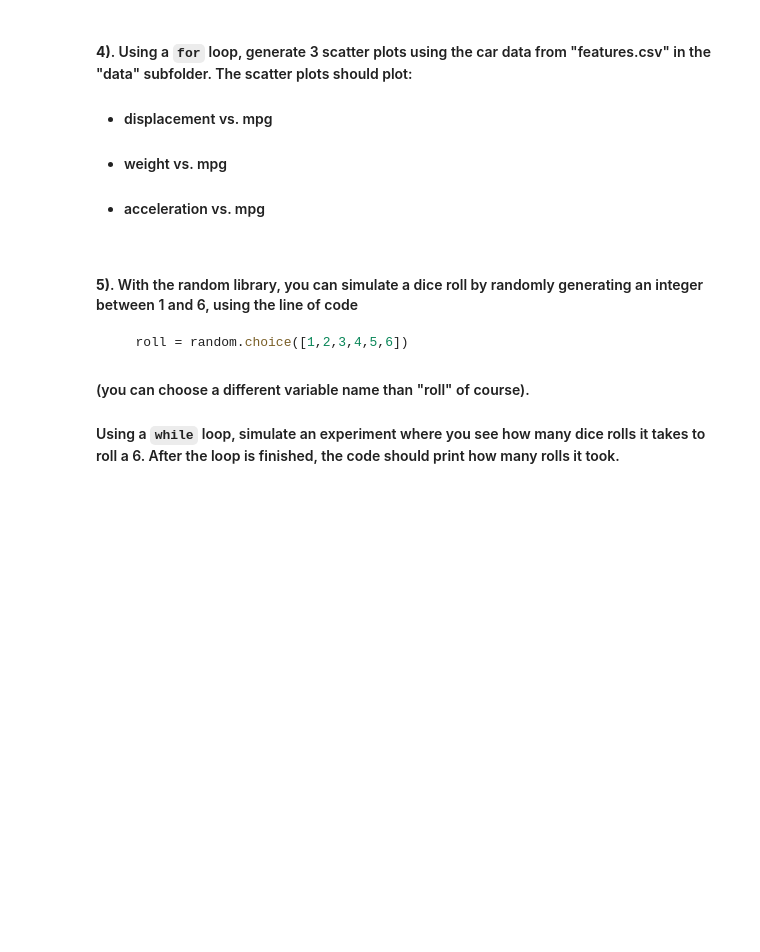
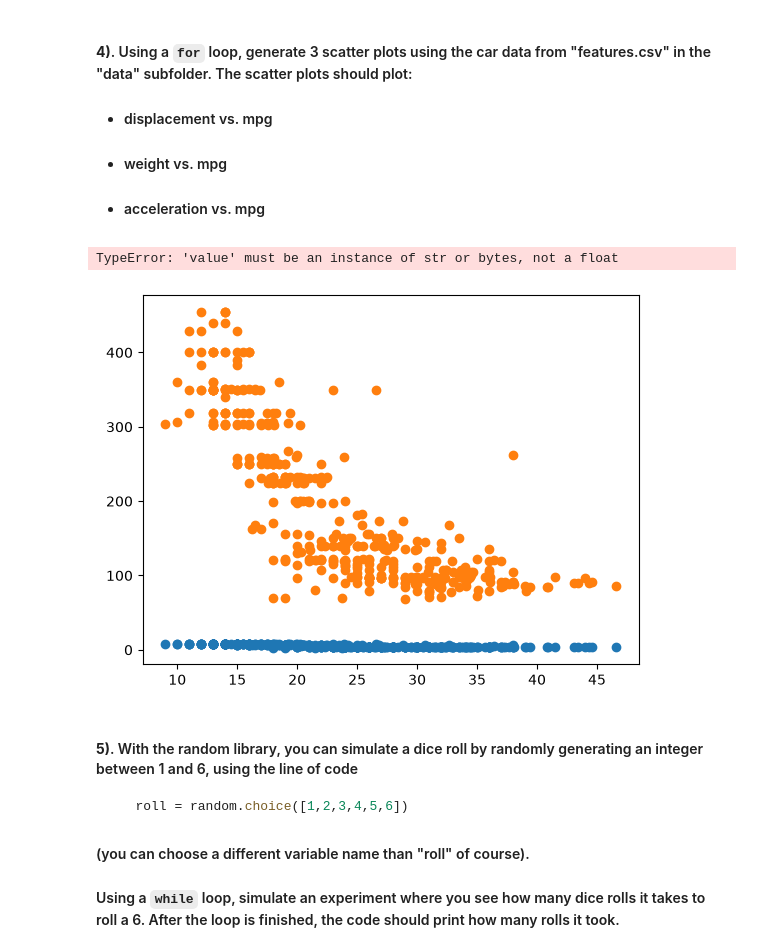
Before and after one commit to evilaechik/datasci185fall2026, a Jupyter notebook: Lecture_07_Loops/Lecture7 copy.ipynb, the cells around one changed output. Cells and saved outputs as stored; diff of their text form; code cells hidden in the pictures; blank space fills up the shorter version.

```diff
--- a/Lecture_07_Loops/Lecture7 copy.ipynb
+++ b/Lecture_07_Loops/Lecture7 copy.ipynb
@@ -565,3 +609,8 @@ $$ S_n = 1 + 2 + 3 + \cdots + n$$
 n = 31 # run this cell with other positive integers (start smaller to check your answer)
 
 # your code below
+s=0
+for i in range (0,n):
+    s = s+ i
+
+print (s)
@@ -574,7 +625,18 @@ n = 31 # run this cell with other positive integers (start smaller to check your
 # %%
 carfeatures = pd.read_csv("data/features.csv")
 
 # your code below
+cols=carfeatures.columns
+x=carfeatures[cols[0]]
+index = 1
+for i in range(0,4):
+    y=carfeatures[cols[index]]
+    plt.scatter(x,y)
+    index = index + 1
+    index = int (index)
+# %% [output]
+TypeError: 'value' must be an instance of str or bytes, not a float
+[figure, added]
 # %% [markdown]
 #### **5)**. With the random library, you can simulate a dice roll by randomly generating an integer between 1 and 6, using the line of code
 
```
Also changed, not shown: parts of 7 cells of this notebook, 1 other file.
